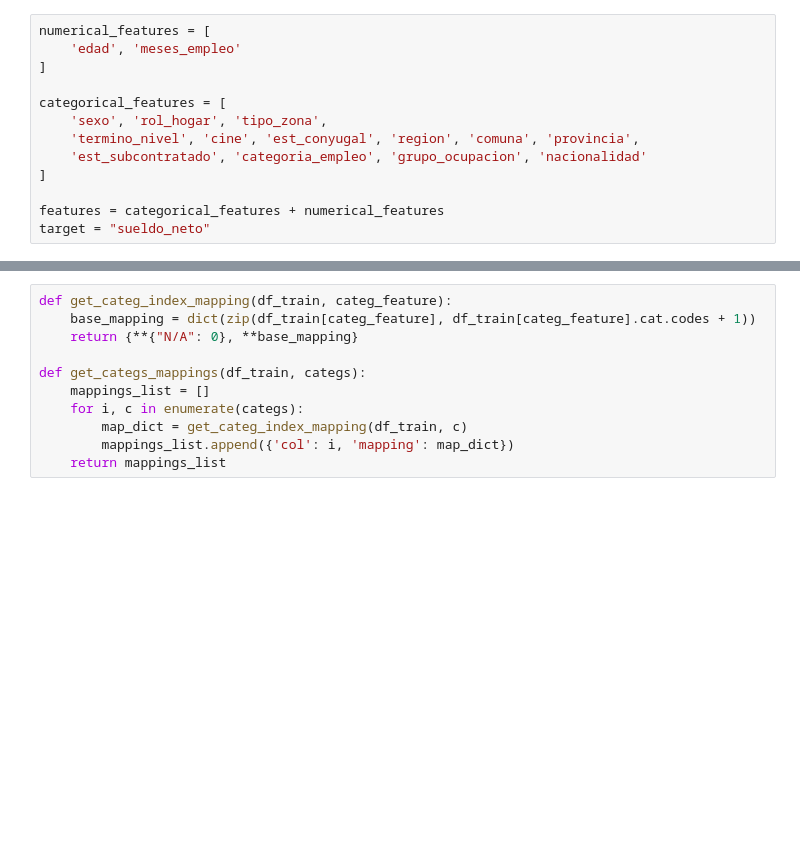
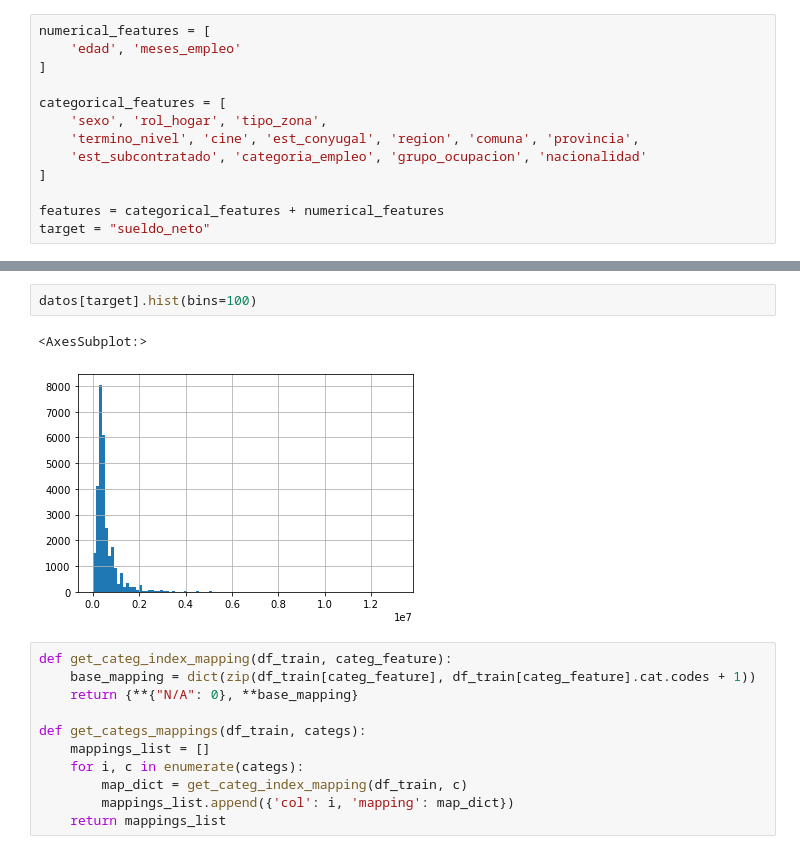
Before and after one commit to miloiturra/esi2019-modelos, a Jupyter notebook: notebooks/tabnet.ipynb, the cells around one changed output, grey strips where cells are left out. Cells and saved outputs as stored; diff of their text form; blank space fills up the shorter version.

```diff
--- a/notebooks/tabnet.ipynb
+++ b/notebooks/tabnet.ipynb
@@ -64,3 +64,8 @@ See the caveats in the documentation: http://pandas.pydata.org/pandas-docs/stabl
+# %%
+datos[target].hist(bins=100)
+# %% [output]
+<AxesSubplot:>
+[figure, added]
 # %%
 def get_categ_index_mapping(df_train, categ_feature):
     base_mapping = dict(zip(df_train[categ_feature], df_train[categ_feature].cat.codes + 1))
```
Also changed, not shown: parts of 42 cells of this notebook.
